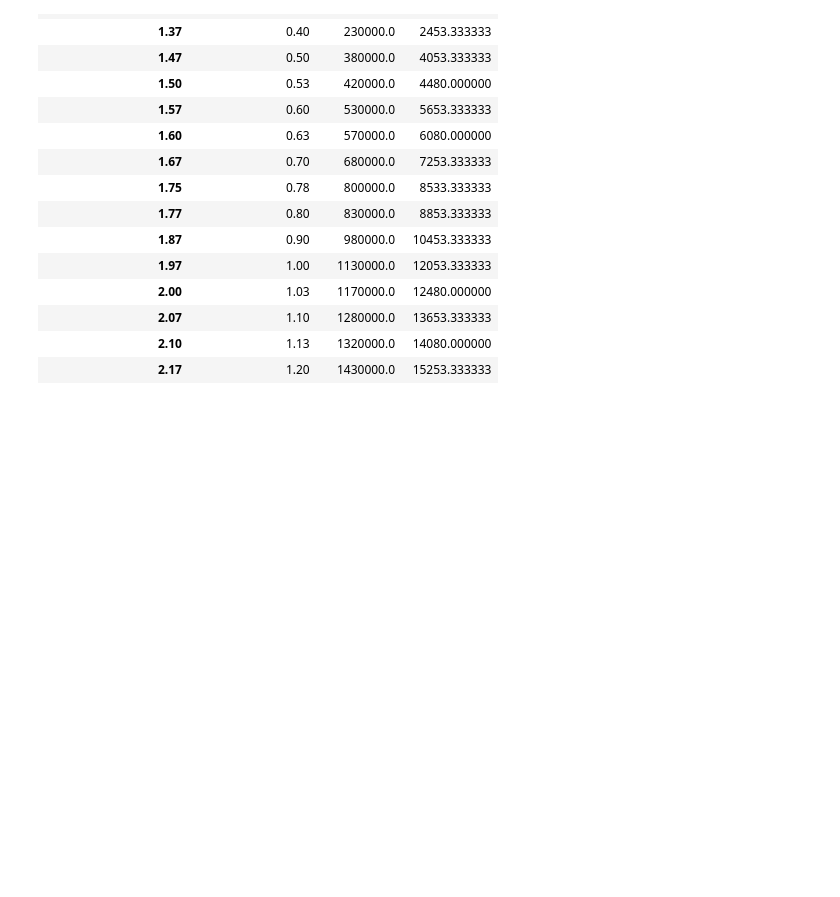
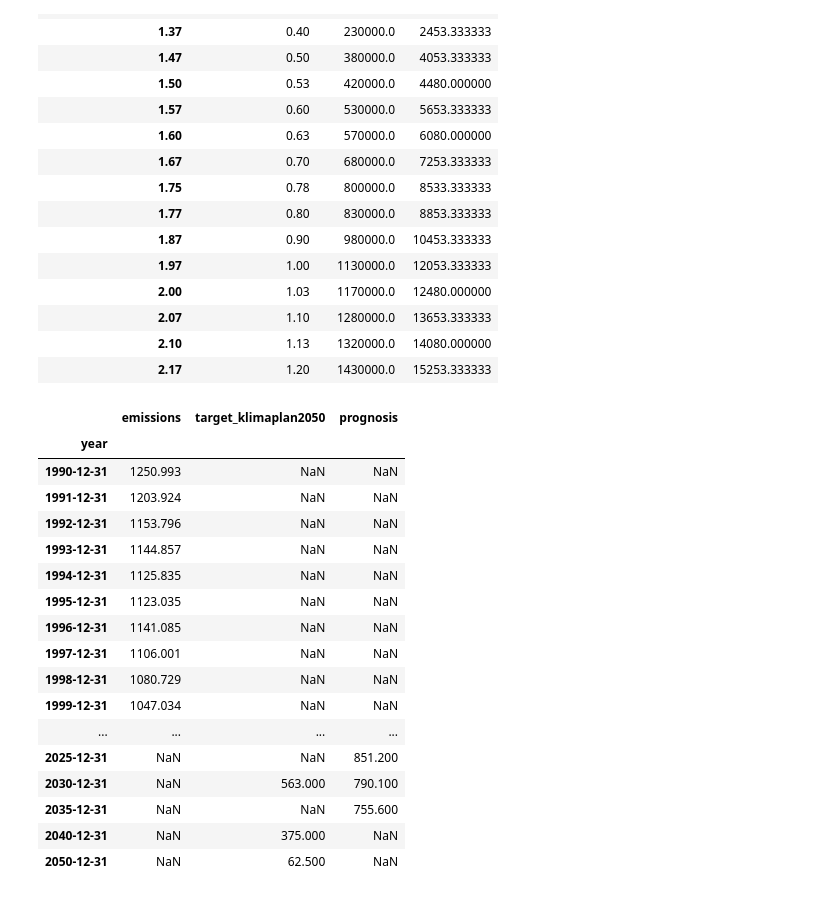
Before and after one commit to s4f-dortmund/open_data_notebooks, a Jupyter notebook: co2_germany_since_1990.ipynb, the cells around one changed output. Cells and saved outputs as stored; diff of their text form; code cells hidden in the pictures; blank space fills up the shorter version.

```diff
--- a/co2_germany_since_1990.ipynb
+++ b/co2_germany_since_1990.ipynb
@@ -46,5 +48,27 @@ budgets
 | 2.10 | 1.13 | 1320000.0 | 14080.000000 |
 | 2.17 | 1.20 | 1430000.0 | 15253.333333 |
 # %%
-df.loc['2017-12-31', 'target_klimaplan2050'] = df.loc['2017-12-31', 'emissions']
+df.loc['2017-12-31', ['target_klimaplan2050', 'prognosis']] = df.loc['2017-12-31', 'emissions']
+#df.loc['2050-12-31', 'prognosis'] = df.loc['2050-12-31', 'target_klimaplan2050']
+
+df
+# %% [output]
+|  | emissions | target_klimaplan2050 | prognosis |
+| year |  |  |  |
+| 1990-12-31 | 1250.993 | NaN | NaN |
+| 1991-12-31 | 1203.924 | NaN | NaN |
+| 1992-12-31 | 1153.796 | NaN | NaN |
+| 1993-12-31 | 1144.857 | NaN | NaN |
+| 1994-12-31 | 1125.835 | NaN | NaN |
+| 1995-12-31 | 1123.035 | NaN | NaN |
+| 1996-12-31 | 1141.085 | NaN | NaN |
+| 1997-12-31 | 1106.001 | NaN | NaN |
+| 1998-12-31 | 1080.729 | NaN | NaN |
+| 1999-12-31 | 1047.034 | NaN | NaN |
+| ... | ... | ... | ... |
+| 2025-12-31 | NaN | NaN | 851.200 |
+| 2030-12-31 | NaN | 563.000 | 790.100 |
+| 2035-12-31 | NaN | NaN | 755.600 |
+| 2040-12-31 | NaN | 375.000 | NaN |
+| 2050-12-31 | NaN | 62.500 | NaN |
 # %%
```
Also changed, not shown: parts of 5 cells of this notebook, 1 other file.
